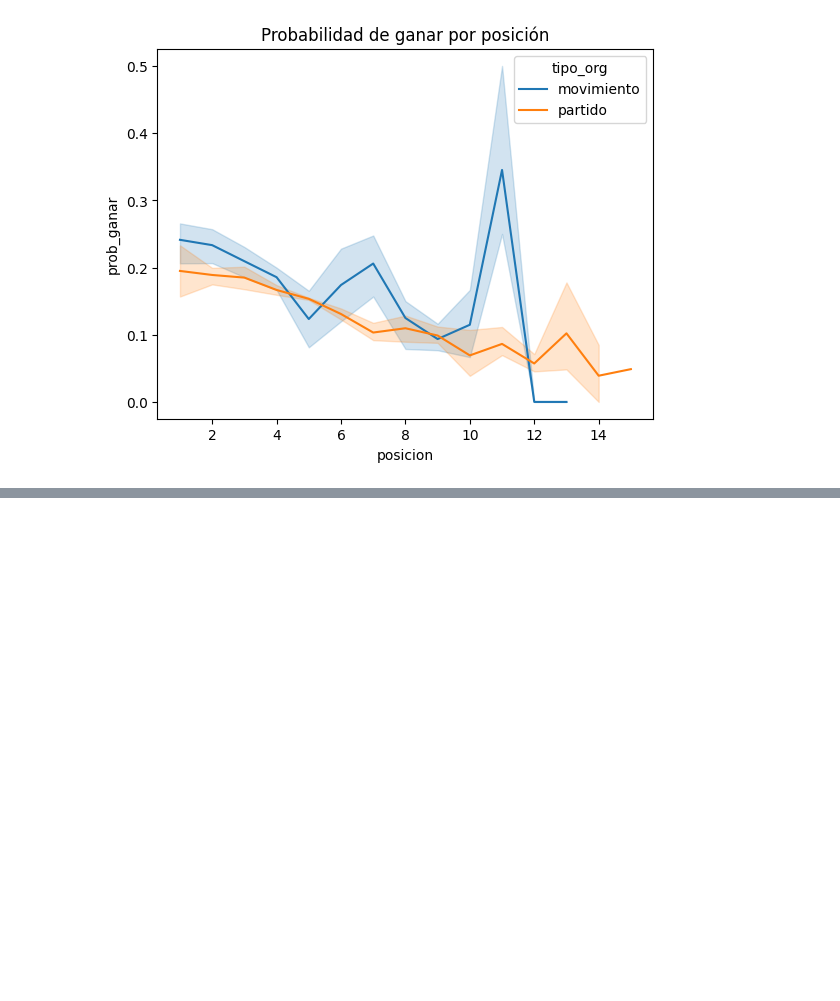
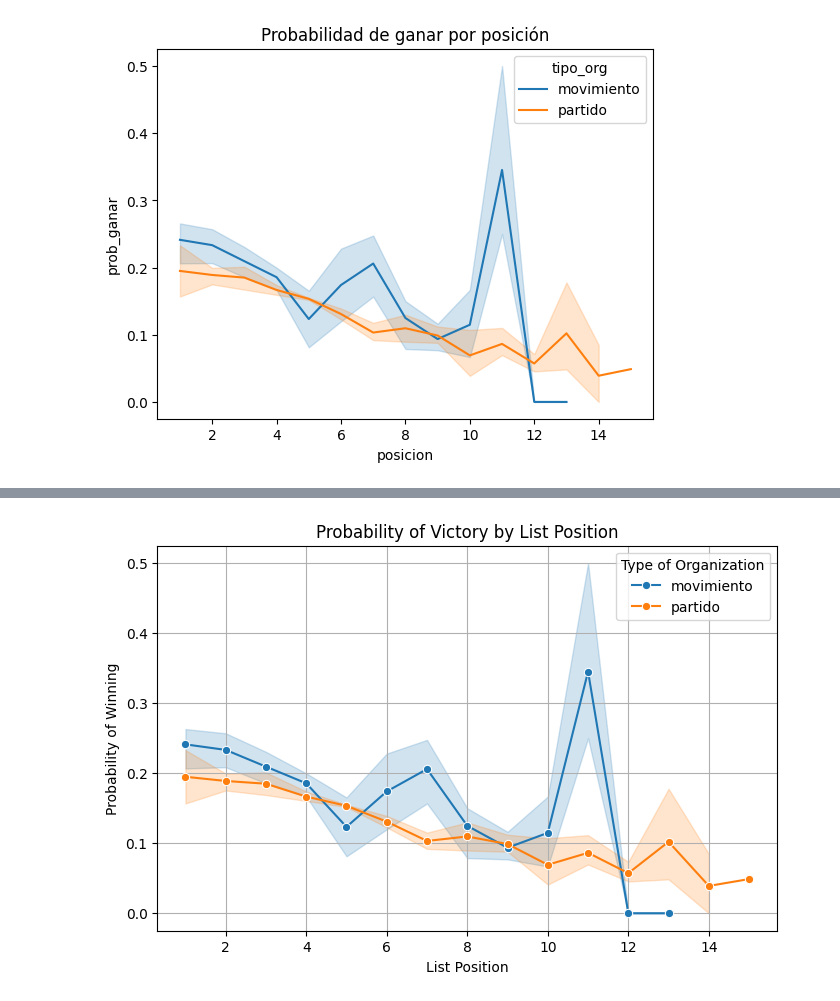
Before and after one commit to anzonyquispe/Forest_Peru, a Jupyter notebook: Scrapping/data/regression.ipynb, the cells around one changed output, grey strips where cells are left out. Saved outputs shown, nothing was run; the diff lists cells and outputs as text; code cells hidden in the pictures; blank space fills up the shorter version.

```diff
--- a/Scrapping/data/regression.ipynb
+++ b/Scrapping/data/regression.ipynb
@@ -364,0 +402,24 @@ Warning: Maximum number of iterations has been exceeded.
+# %%
+import seaborn as sns
+import matplotlib.pyplot as plt
+
+plt.figure(figsize=(8,5))
+
+sns.lineplot(
+    data=resumen,
+    x="posicion",              # keep if your dataframe is in Spanish
+    y="prob_ganar",            # keep if your dataframe is in Spanish
+    hue="tipo_org",
+    marker="o"
+)
+
+plt.xlabel("List Position")
+plt.ylabel("Probability of Winning")
+plt.title("Probability of Victory by List Position")
+plt.legend(title="Type of Organization")
+plt.grid(True)
+
+plt.savefig("figure_position.png", dpi=300, bbox_inches="tight")
+plt.show()
+# %% [output]
+[figure, added]
```
Also changed, not shown: parts of 4 cells of this notebook.
